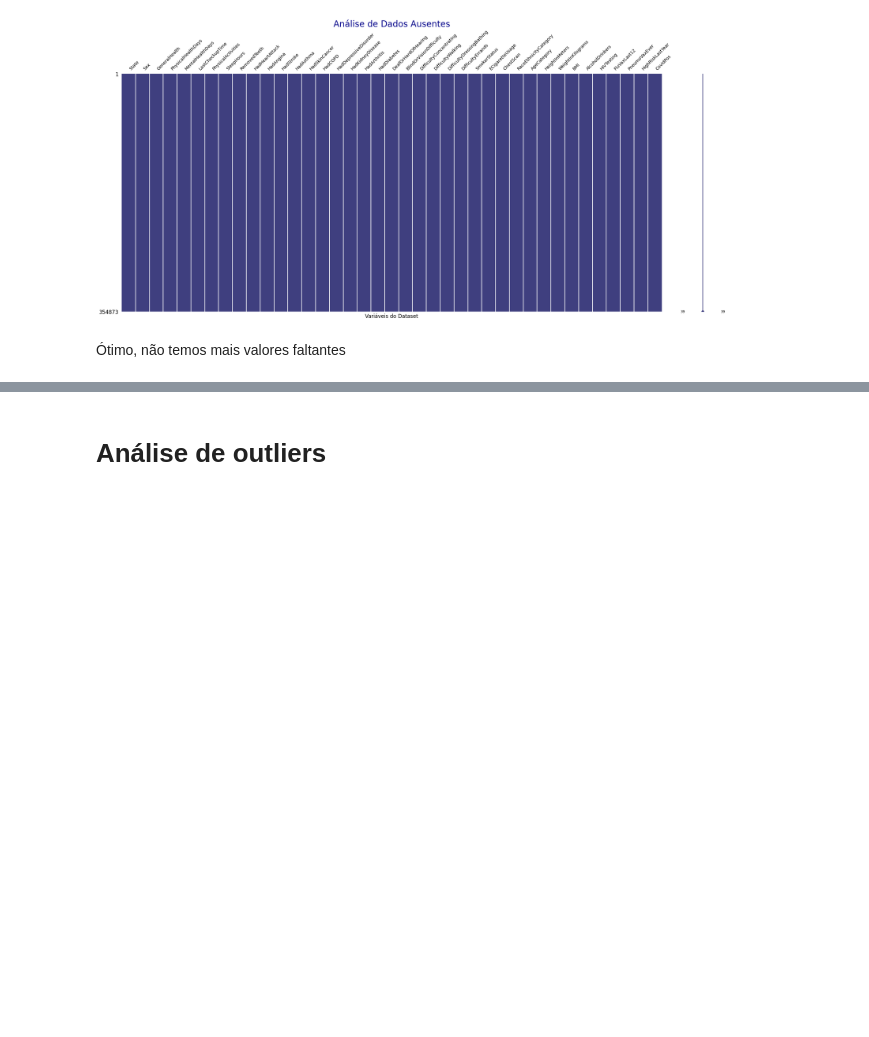
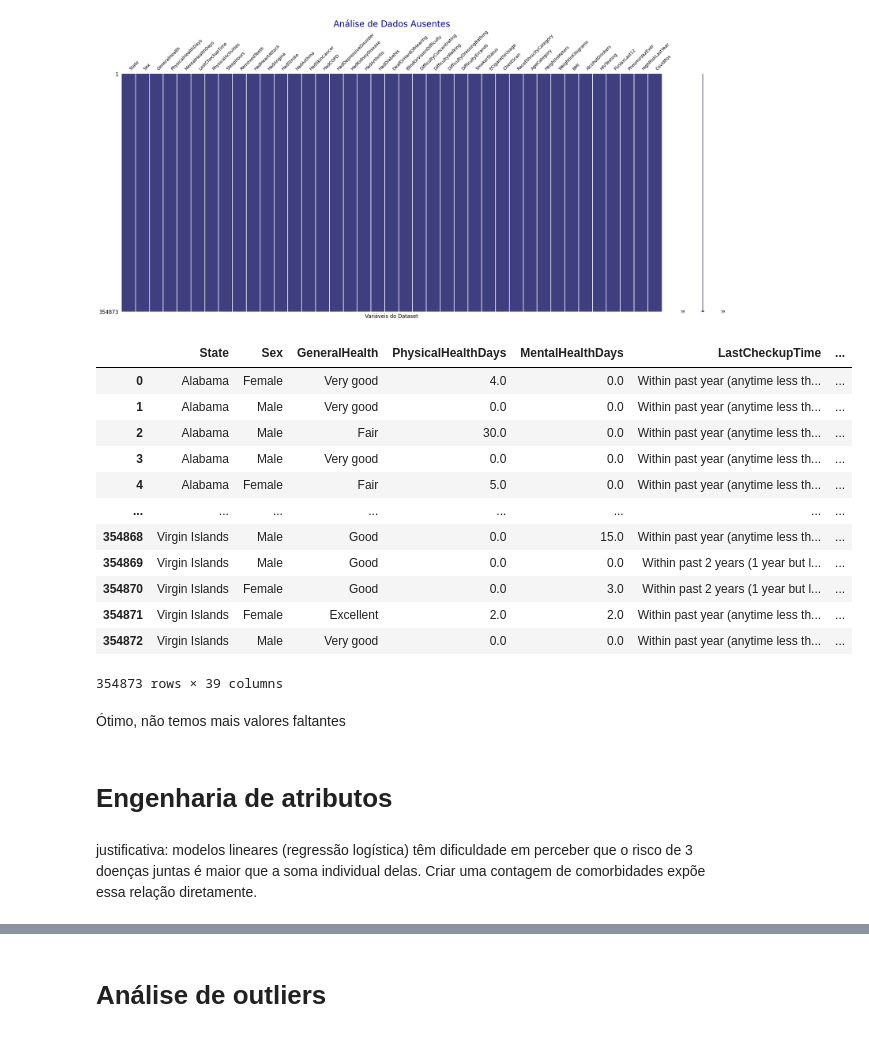
Before and after one commit to gligabo/PCD-1, a Jupyter notebook: src/Eixo-2/analise_eixo02.ipynb, the cells around one changed output, grey strips where cells are left out. Cells and saved outputs as stored; diff of their text form; code cells hidden in the pictures; blank space fills up the shorter version.

Commit message:
fazendo engenharia de atributos e transformando as variáveis qualitativas

```diff
--- a/src/Eixo-2/analise_eixo02.ipynb
+++ b/src/Eixo-2/analise_eixo02.ipynb
@@ -251,5 +251,27 @@ ax.set_xlabel( "Variáveis do Dataset", fontsize = 12 )
 plt.show()
 # %% [output]
 [figure]
+# %%
+df = df.reset_index(drop=True)
+# %%
+df
+# %% [output]
+|  | State | Sex | GeneralHealth | PhysicalHealthDays | MentalHealthDays | LastCheckupTime | ... |
+| 0 | Alabama | Female | Very good | 4.0 | 0.0 | Within past year (anytime less th... | ... |
+| 1 | Alabama | Male | Very good | 0.0 | 0.0 | Within past year (anytime less th... | ... |
+| 2 | Alabama | Male | Fair | 30.0 | 0.0 | Within past year (anytime less th... | ... |
+| 3 | Alabama | Male | Very good | 0.0 | 0.0 | Within past year (anytime less th... | ... |
+| 4 | Alabama | Female | Fair | 5.0 | 0.0 | Within past year (anytime less th... | ... |
+| ... | ... | ... | ... | ... | ... | ... | ... |
+| 354868 | Virgin Islands | Male | Good | 0.0 | 15.0 | Within past year (anytime less th... | ... |
+| 354869 | Virgin Islands | Male | Good | 0.0 | 0.0 | Within past 2 years (1 year but l... | ... |
+| 354870 | Virgin Islands | Female | Good | 0.0 | 3.0 | Within past 2 years (1 year but l... | ... |
+| 354871 | Virgin Islands | Female | Excellent | 2.0 | 2.0 | Within past year (anytime less th... | ... |
+| 354872 | Virgin Islands | Male | Very good | 0.0 | 0.0 | Within past year (anytime less th... | ... |
+354873 rows × 39 columns
 # %% [markdown]
 Ótimo, não temos mais valores faltantes
+# %% [markdown]
+# Engenharia de atributos
+# %% [markdown]
+justificativa: modelos lineares (regressão logística) têm dificuldade em perceber que o risco de 3 doenças juntas é maior que a soma individual delas. Criar uma contagem de comorbidades expõe essa relação diretamente.
```
Also changed, not shown: parts of 7 cells of this notebook.
